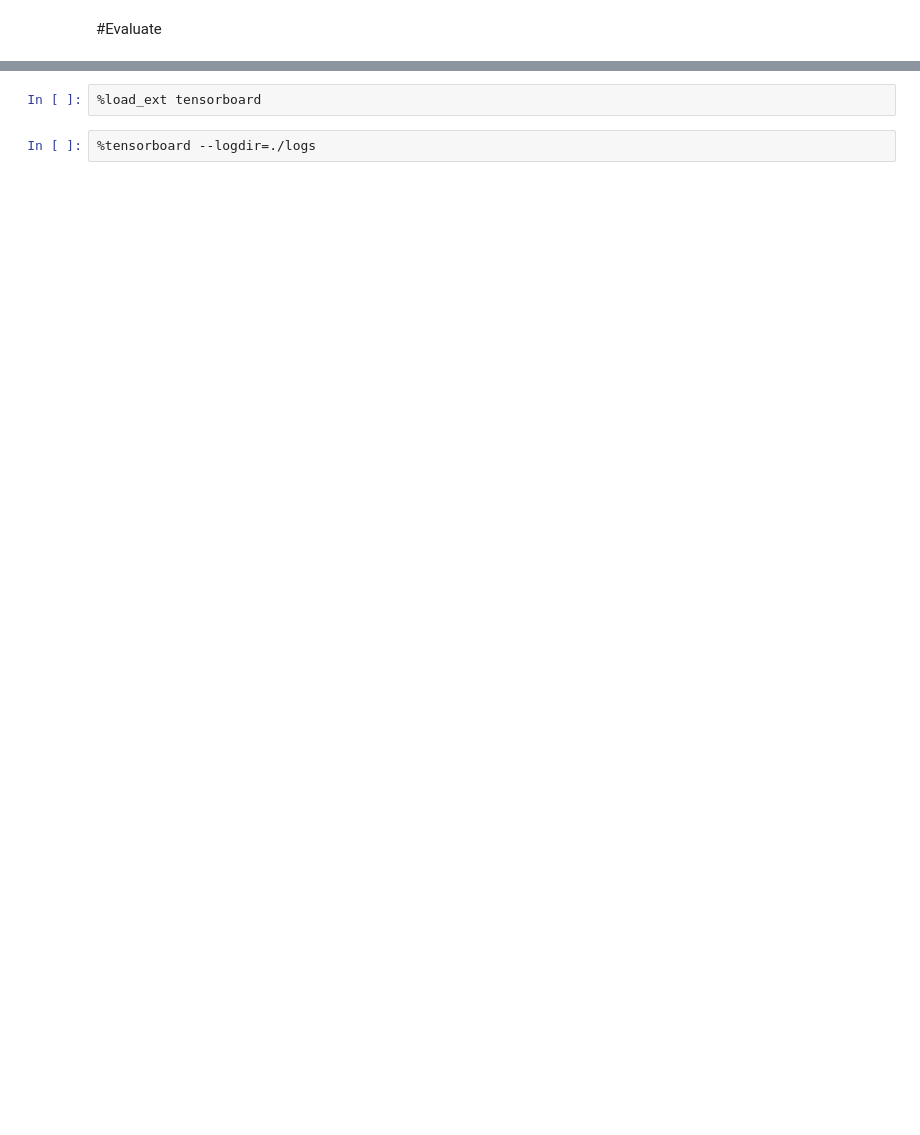
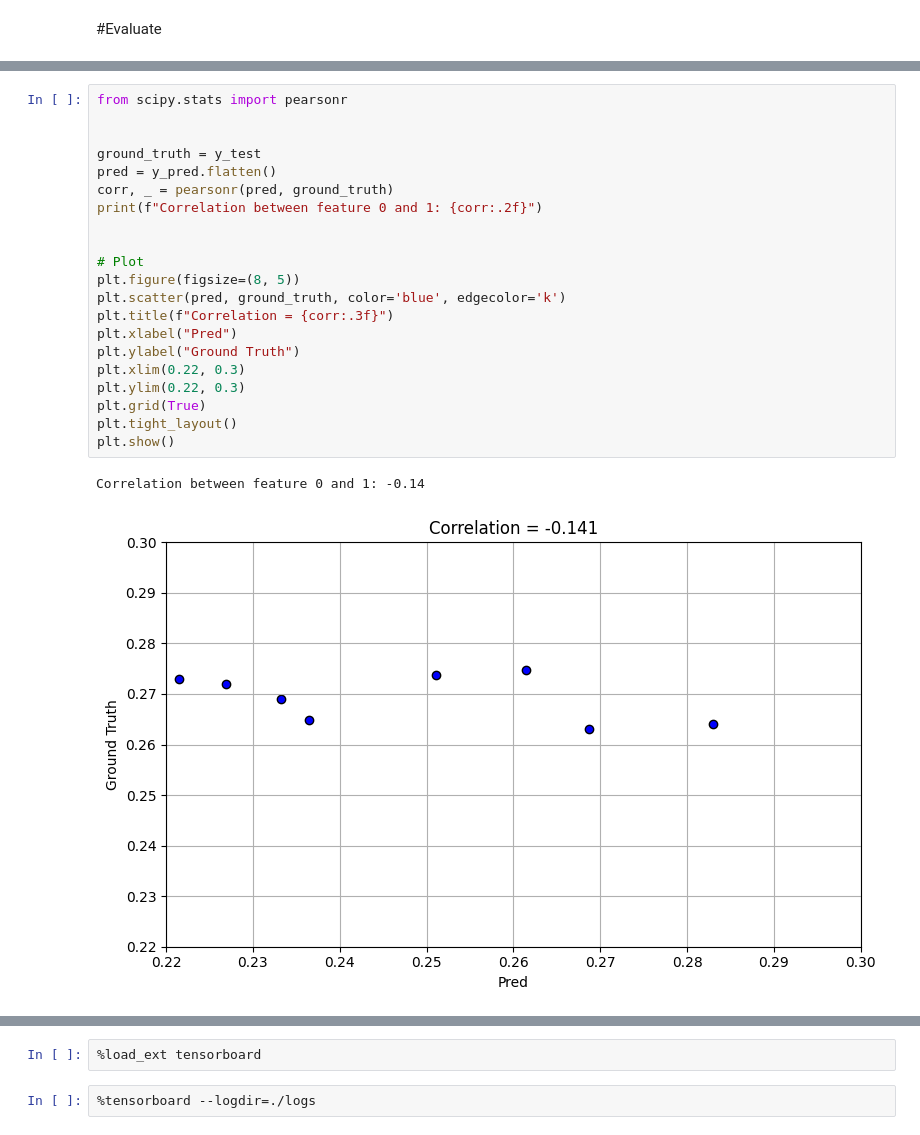
Before and after one commit to ChristopheGraveline064/CDA_mesurement, a Jupyter notebook: cda_notebook.ipynb, the cells around one changed output, grey strips where cells are left out. Saved outputs shown, nothing was run; the diff lists cells and outputs as text; blank space fills up the shorter version.

```diff
--- a/cda_notebook.ipynb
+++ b/cda_notebook.ipynb
@@ -438,0 +543,24 @@ model.evaluate(X_test, y_test)
+# %%
+from scipy.stats import pearsonr
+
+
+ground_truth = y_test
+pred = y_pred.flatten()
+corr, _ = pearsonr(pred, ground_truth)
+print(f"Correlation between feature 0 and 1: {corr:.2f}")
+
+
+# Plot
+plt.figure(figsize=(8, 5))
+plt.scatter(pred, ground_truth, color='blue', edgecolor='k')
+plt.title(f"Correlation = {corr:.3f}")
+plt.xlabel("Pred")
+plt.ylabel("Ground Truth")
+plt.xlim(0.22, 0.3)
+plt.ylim(0.22, 0.3)
+plt.grid(True)
+plt.tight_layout()
+plt.show()
+# %% [output]
+Correlation between feature 0 and 1: -0.14
+[figure, added]
```
Also changed, not shown: parts of 20 cells of this notebook.
